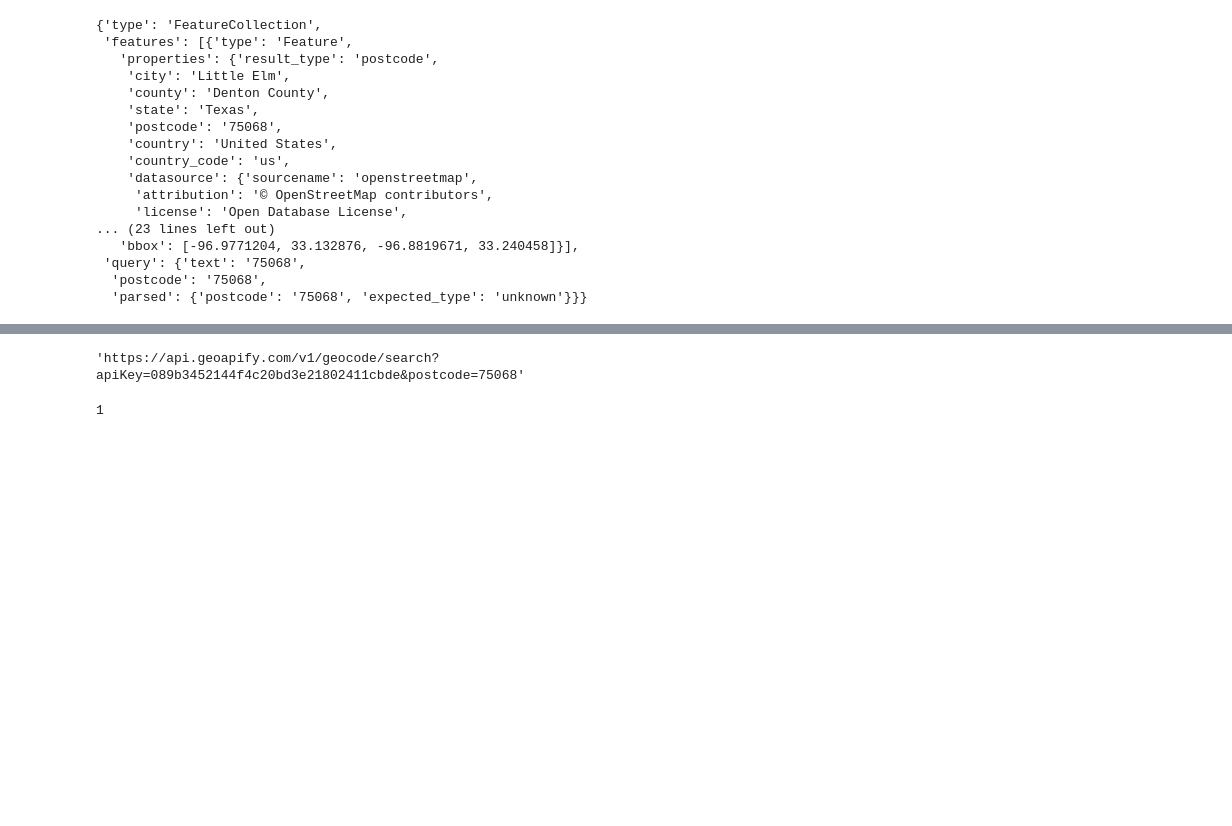
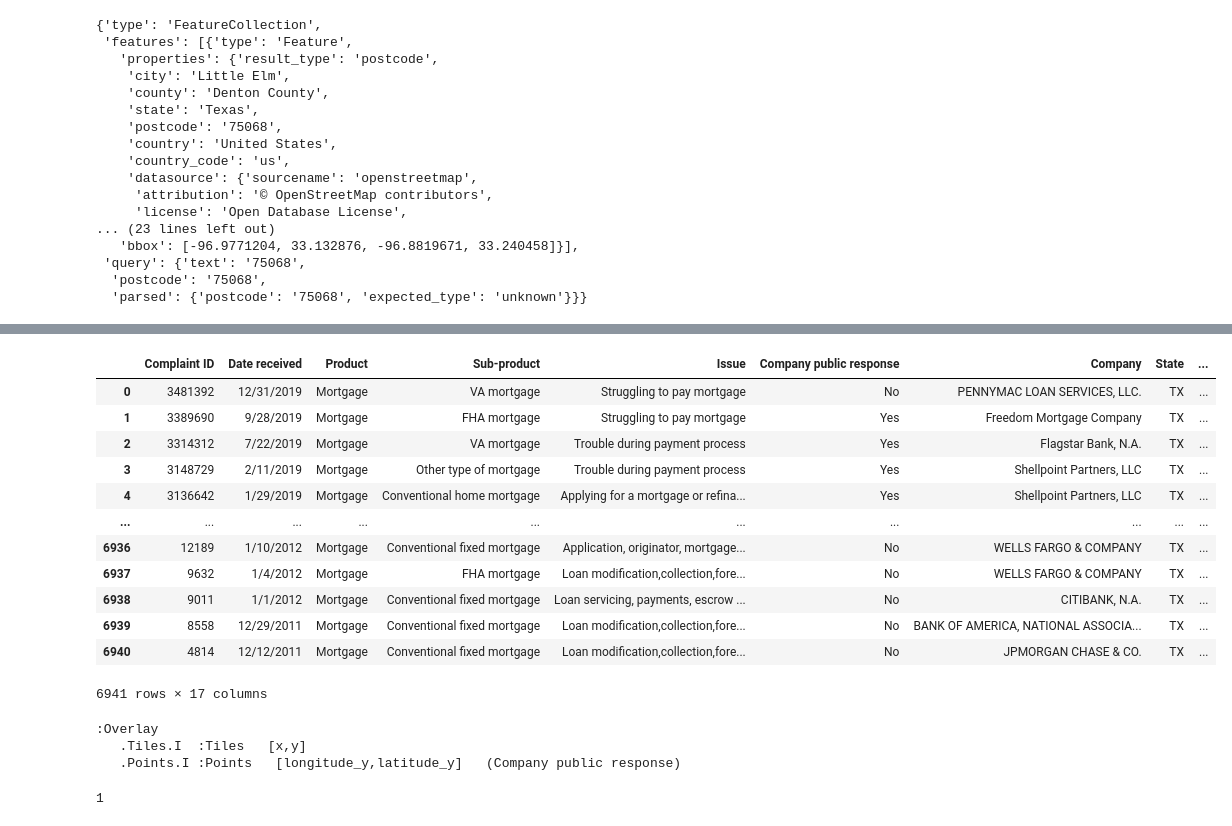
Before and after one commit to carlosvalenciano/Customer-Complaints, a Jupyter notebook: customer-complaints_jodee.ipynb, the cells around one changed output, grey strips where cells are left out. Saved outputs shown, nothing was run; the diff lists cells and outputs as text; code cells hidden in the pictures; blank space fills up the shorter version.

```diff
--- a/customer-complaints_jodee.ipynb
+++ b/customer-complaints_jodee.ipynb
@@ -251,14 +251,18 @@ for zipcode in unique_zipcodes:
         lat = resp['properties']['lat']
         long = resp['properties']['lon']
 
-        coord = {"lat":lat, "long":long}
-        zip_to_lat_lng[zipcode] = coord
+        zip_lat_lng_df.append({"ZIP code": zipcode,
+                               "longitude": long,
+                                "latitude": lat})
+
+#         coord = {"lat":lat, "long":long}
+#         zip_to_lat_lng[zipcode] = coord
         print(f'add in zipcode{zipcode}')
 
     except:
         pass
 
-zip_to_lat_lng
+zip_lat_lng_df
 # %% [output]
 add in zipcode78250
 add in zipcode75023
@@ -280,4 +284,0 @@ add in zipcode77598
-# %%
-complaints_metadata["latitude"] = complaints_metadata["ZIP code"].map(lambda zip: zip_to_lat_lng[zip]["lat"])
-complaints_metadata["longitude"] = complaints_metadata["ZIP code"].map(lambda zip: zip_to_lat_lng[zip]["lon"])
-complaints_metadata
@@ -285,0 +285,3 @@ KeyError: 78553
+# %%
+zipcodes_df = pd.DataFrame(zip_lat_lng_df)
+zipcodes_df
@@ -286,7 +302,28 @@ KeyError: 78553
+# %%
+MAP_ME_DF = complaints_metadata.merge(zipcodes_df, on="ZIP code")
+del MAP_ME_DF["latitude_x"]
+del MAP_ME_DF["longitude_x"]
+MAP_ME_DF
+# %% [output]
+|  | Complaint ID | Date received | Product | Sub-product | Issue | Company public response | Company | State | ... |
+| 0 | 3481392 | 12/31/2019 | Mortgage | VA mortgage | Struggling to pay mortgage | No | PENNYMAC LOAN SERVICES, LLC. | TX | ... |
+| 1 | 3389690 | 9/28/2019 | Mortgage | FHA mortgage | Struggling to pay mortgage | Yes | Freedom Mortgage Company | TX | ... |
+| 2 | 3314312 | 7/22/2019 | Mortgage | VA mortgage | Trouble during payment process | Yes | Flagstar Bank, N.A. | TX | ... |
+| 3 | 3148729 | 2/11/2019 | Mortgage | Other type of mortgage | Trouble during payment process | Yes | Shellpoint Partners, LLC | TX | ... |
+| 4 | 3136642 | 1/29/2019 | Mortgage | Conventional home mortgage | Applying for a mortgage or refina... | Yes | Shellpoint Partners, LLC | TX | ... |
+| ... | ... | ... | ... | ... | ... | ... | ... | ... | ... |
+| 6936 | 12189 | 1/10/2012 | Mortgage | Conventional fixed mortgage | Application, originator, mortgage... | No | WELLS FARGO & COMPANY | TX | ... |
+| 6937 | 9632 | 1/4/2012 | Mortgage | FHA mortgage | Loan modification,collection,fore... | No | WELLS FARGO & COMPANY | TX | ... |
+| 6938 | 9011 | 1/1/2012 | Mortgage | Conventional fixed mortgage | Loan servicing, payments, escrow ... | No | CITIBANK, N.A. | TX | ... |
+| 6939 | 8558 | 12/29/2011 | Mortgage | Conventional fixed mortgage | Loan modification,collection,fore... | No | BANK OF AMERICA, NATIONAL ASSOCIA... | TX | ... |
+| 6940 | 4814 | 12/12/2011 | Mortgage | Conventional fixed mortgage | Loan modification,collection,fore... | No | JPMORGAN CHASE & CO. | TX | ... |
+6941 rows × 17 columns
 # %%
-map_plot_1 = complaints_metadata.hvplot.points(
-    'longitude',
-    'latitude',
+%%capture --no-display
+
+map_plot_1 = MAP_ME_DF.hvplot.points(
+    'longitude_y',
+    'latitude_y',
     geo = True,
     tiles = "OSM",
     color = "Company public response"
@@ -294,10 +331,10 @@ map_plot_1 = complaints_metadata.hvplot.points(
 
 # Display the map
 map_plot_1
+# %% [output]
+:Overlay
+   .Tiles.I  :Tiles   [x,y]
+   .Points.I :Points   [longitude_y,latitude_y]   (Company public response)
-# %%
-zip_url
-# %% [output]
-'https://api.geoapify.com/v1/geocode/search?apiKey=089b3452144f4c20bd3e21802411cbde&postcode=75068'
 # %%
 #Verifying there is no duplicate Customer ID's
 checking = complaints_metadata["Complaint ID"].duplicated()
```
Also changed, not shown: parts of 3 cells of this notebook.
